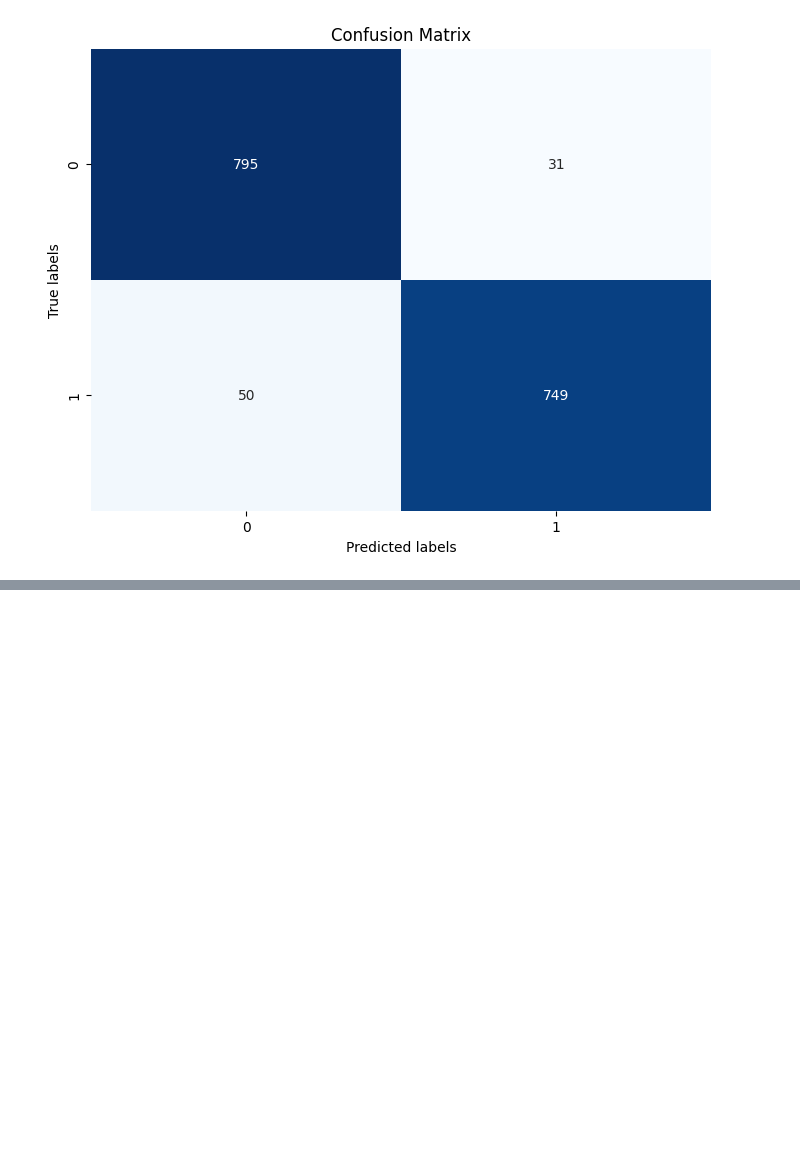
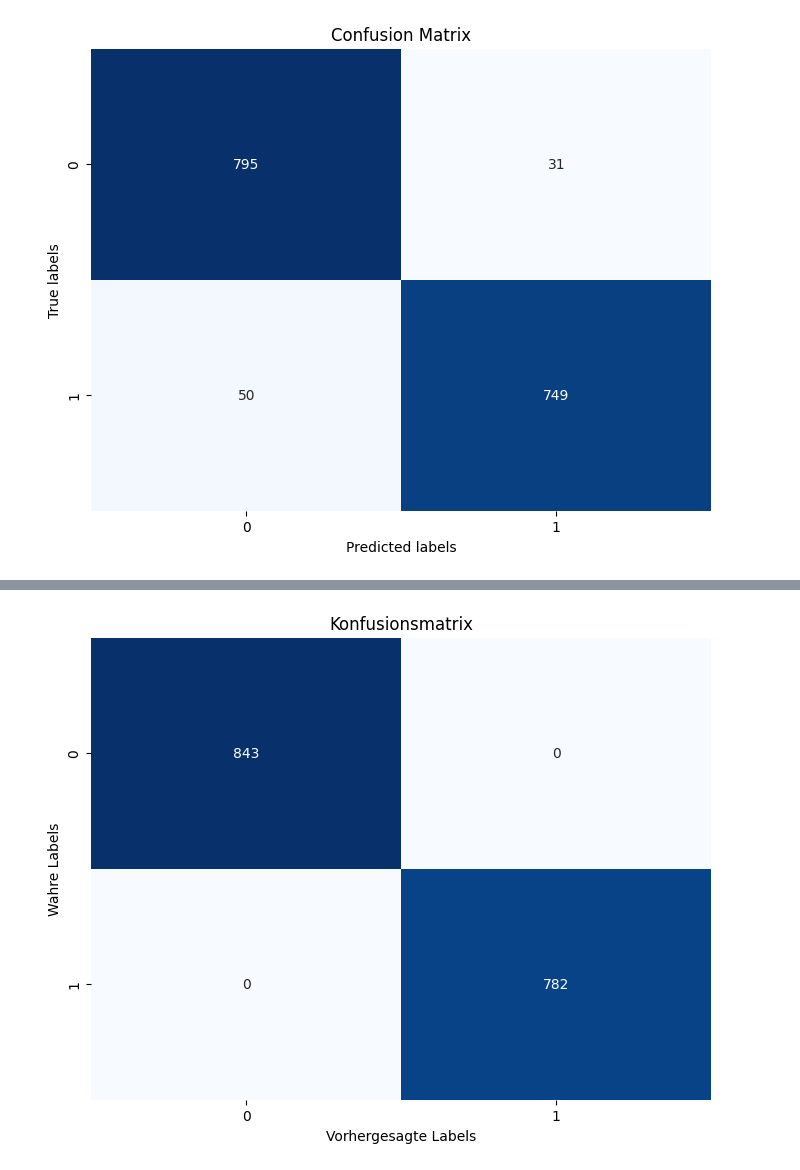
Before and after one commit to Julian-wi22060/DataExplorationProject, a Jupyter notebook: Marquardt.ipynb, the cells around one changed output, grey strips where cells are left out. Saved outputs shown, nothing was run; the diff lists cells and outputs as text; code cells hidden in the pictures; blank space fills up the shorter version.

```diff
--- a/Marquardt.ipynb
+++ b/Marquardt.ipynb
@@ -306,11 +385,25 @@ y = mushroom_data['class']
 # Aufteilen des Datensatzes in Trainings- und Testdaten
 X_train, X_test, y_train, y_test = train_test_split(X, y, test_size=0.2, random_state=42)
 
+# Spalten mit kategorialen Daten identifizieren
+categorical_columns = X.select_dtypes(include=['object']).columns
+
+# Spalten-Transformer erstellen
+preprocessor = ColumnTransformer(
+    transformers=[('encoder', OneHotEncoder(), categorical_columns)],
+    remainder='passthrough'
+)
+
+# Daten transformieren
+X_train_encoded = preprocessor.fit_transform(X_train)
+X_test_encoded = preprocessor.transform(X_test)
+
+# Initialisieren und Trainieren des Random Forest-Klassifikators
 rf_classifier = RandomForestClassifier(random_state=42)
-rf_classifier.fit(X_train, y_train)
+rf_classifier.fit(X_train_encoded, y_train)
 
 # Vorhersagen auf den Testdaten machen
-y_pred = rf_classifier.predict(X_test)
+y_pred = rf_classifier.predict(X_test_encoded)
 
 # Evaluierung des Modells auf den Testdaten
 accuracy = accuracy_score(y_test, y_pred)
@@ -319,8 +412,9 @@ classification_rep = classification_report(y_test, y_pred)
 
 # Anzeigen der Ergebnisse
 print(f'Genauigkeit des Modells: {accuracy:.4f}\n')
-print('Verwirrungsmatrix:')
-print(conf_matrix)
 print('\nKlassifikationsbericht:')
 print(classification_rep)
+
+# Konfusionsmatrix erstellen
+cm = confusion_matrix(y_test, y_pred)
 # %% [output]
@@ -327,0 +433,10 @@ ValueError: could not convert string to float: 'k'
+# %%
+# Konfusionsmatrix
+plt.figure(figsize=(8, 6))
+sns.heatmap(cm, annot=True, fmt="d", cmap="Blues", cbar=False)
+plt.xlabel('Vorhergesagte Labels')
+plt.ylabel('Wahre Labels')
+plt.title('Konfusionsmatrix')
+plt.show()
+# %% [output]
+[figure, added]
```
Also changed, not shown: parts of 7 cells of this notebook.
